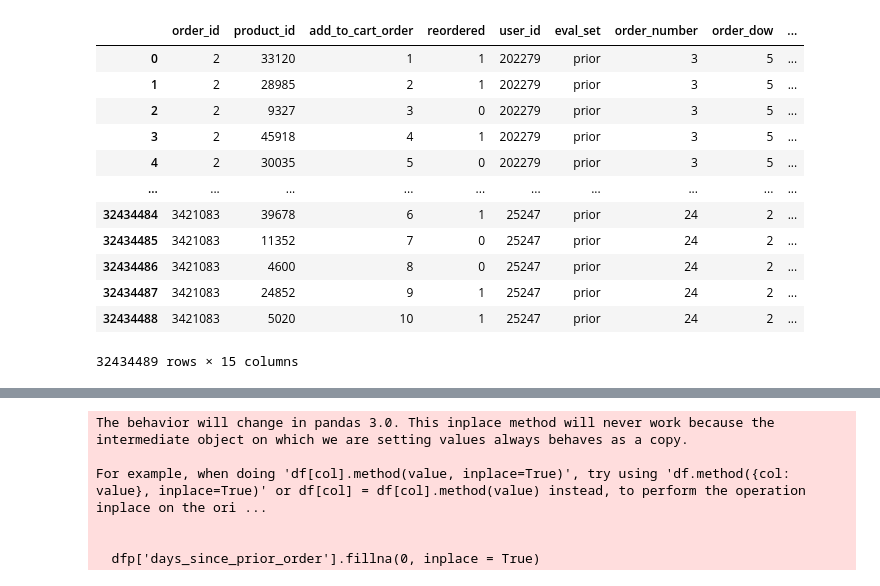
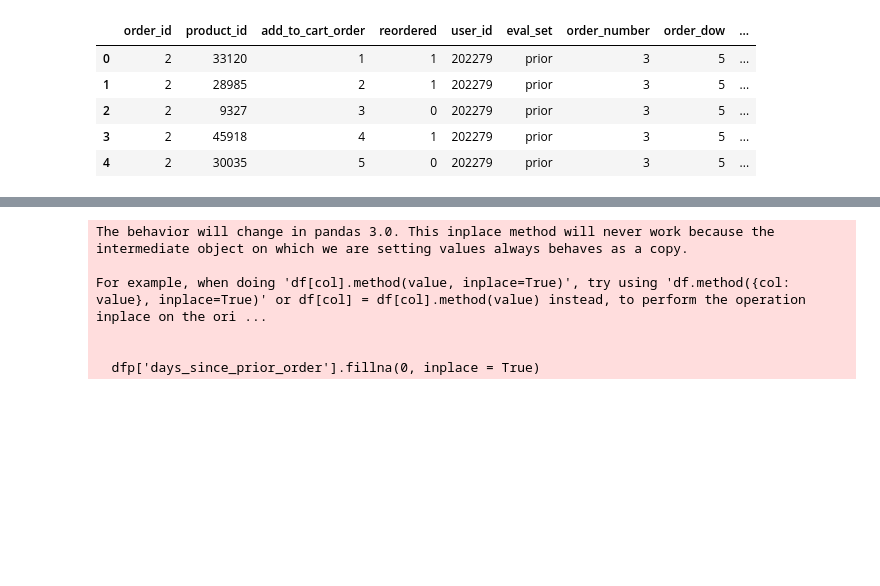
Before and after one commit to DSon24/Recommender-System, a Jupyter notebook: notebooks/RMcode1.ipynb, the cells around one changed output, grey strips where cells are left out. Drawn from its saved outputs; the diff is of its cells as text; code cells hidden in the pictures; blank space fills up the shorter version.

```diff
--- a/notebooks/RMcode1.ipynb
+++ b/notebooks/RMcode1.ipynb
@@ -12,24 +12,17 @@ df5 = pd.read_csv(r"C:\Users\songu\Downloads\archive (1)\order_products__train.c
 # %%
 #prior data
 dfp = df2.merge(df, on = "order_id")
 dfp = dfp.merge(df1, on = 'product_id')
 dfp = dfp.merge(df3, on = "department_id")
 dfp = dfp.merge(df4, on = "aisle_id")
-dfp
+dfp.head()
 # %% [output]
 |  | order_id | product_id | add_to_cart_order | reordered | user_id | eval_set | order_number | order_dow | ... |
 | 0 | 2 | 33120 | 1 | 1 | 202279 | prior | 3 | 5 | ... |
 | 1 | 2 | 28985 | 2 | 1 | 202279 | prior | 3 | 5 | ... |
 | 2 | 2 | 9327 | 3 | 0 | 202279 | prior | 3 | 5 | ... |
 | 3 | 2 | 45918 | 4 | 1 | 202279 | prior | 3 | 5 | ... |
 | 4 | 2 | 30035 | 5 | 0 | 202279 | prior | 3 | 5 | ... |
-| ... | ... | ... | ... | ... | ... | ... | ... | ... | ... |
-| 32434484 | 3421083 | 39678 | 6 | 1 | 25247 | prior | 24 | 2 | ... |
-| 32434485 | 3421083 | 11352 | 7 | 0 | 25247 | prior | 24 | 2 | ... |
-| 32434486 | 3421083 | 4600 | 8 | 0 | 25247 | prior | 24 | 2 | ... |
-| 32434487 | 3421083 | 24852 | 9 | 1 | 25247 | prior | 24 | 2 | ... |
-| 32434488 | 3421083 | 5020 | 10 | 1 | 25247 | prior | 24 | 2 | ... |
-32434489 rows × 15 columns
 # %%
 #training data
 dft = df5.merge(df, on = "order_id")
```
Also changed, not shown: parts of 9 cells of this notebook.
